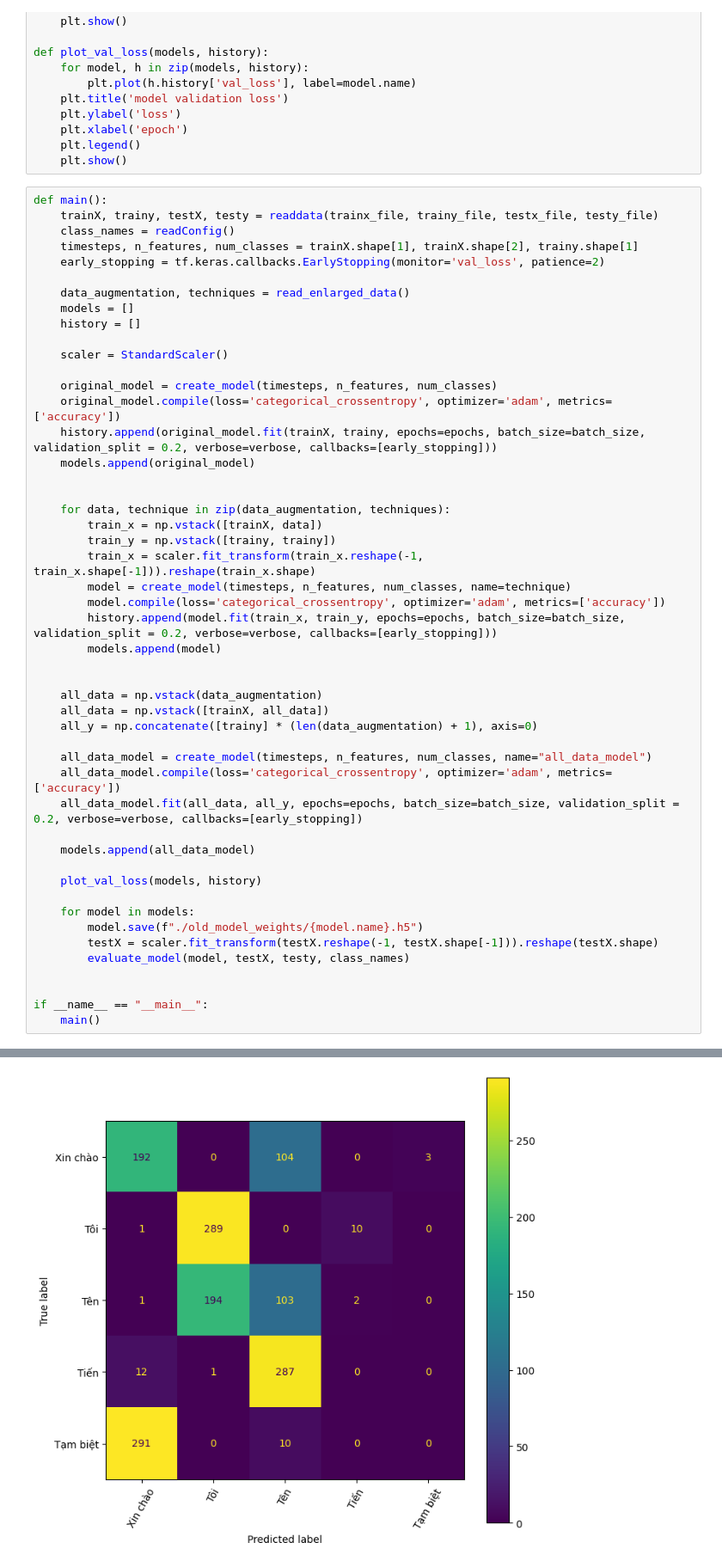
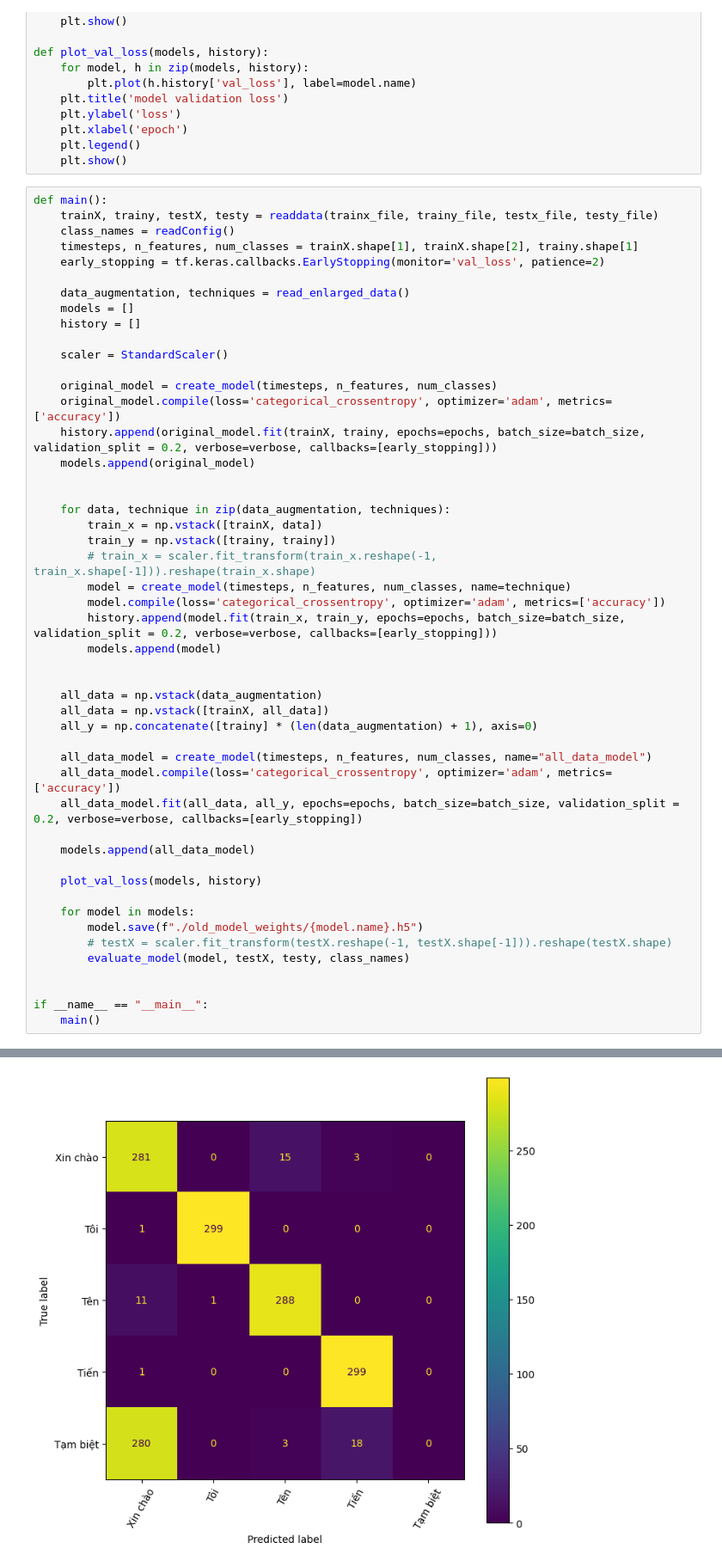
Before and after one commit to orangethefish/HCMUT_Thesis, a Jupyter notebook: lstm_with_data_augmentation.ipynb, the cells around one changed output, grey strips where cells are left out. Shown at 86% size. Saved outputs shown, nothing was run; the diff lists cells and outputs as text.

```diff
--- a/lstm_with_data_augmentation.ipynb
+++ b/lstm_with_data_augmentation.ipynb
@@ -288,7 +295,7 @@ def main():
     for data, technique in zip(data_augmentation, techniques):
         train_x = np.vstack([trainX, data])
         train_y = np.vstack([trainy, trainy])
-        train_x = scaler.fit_transform(train_x.reshape(-1, train_x.shape[-1])).reshape(train_x.shape)
+        # train_x = scaler.fit_transform(train_x.reshape(-1, train_x.shape[-1])).reshape(train_x.shape)
         model = create_model(timesteps, n_features, num_classes, name=technique)
         model.compile(loss='categorical_crossentropy', optimizer='adam', metrics=['accuracy'])
         history.append(model.fit(train_x, train_y, epochs=epochs, batch_size=batch_size, validation_split = 0.2, verbose=verbose, callbacks=[early_stopping]))
@@ -309,7 +316,7 @@ def main():
 
     for model in models:
         model.save(f"./old_model_weights/{model.name}.h5")
-        testX = scaler.fit_transform(testX.reshape(-1, testX.shape[-1])).reshape(testX.shape)
+        # testX = scaler.fit_transform(testX.reshape(-1, testX.shape[-1])).reshape(testX.shape)
         evaluate_model(model, testX, testy, class_names)
 
 
@@ -350 +371 @@ weighted avg       0.24      0.39      0.29      1500
-[figure, old version]
+[figure, new version]
```
Also changed, not shown: parts of 2 cells of this notebook, 39 other files.
